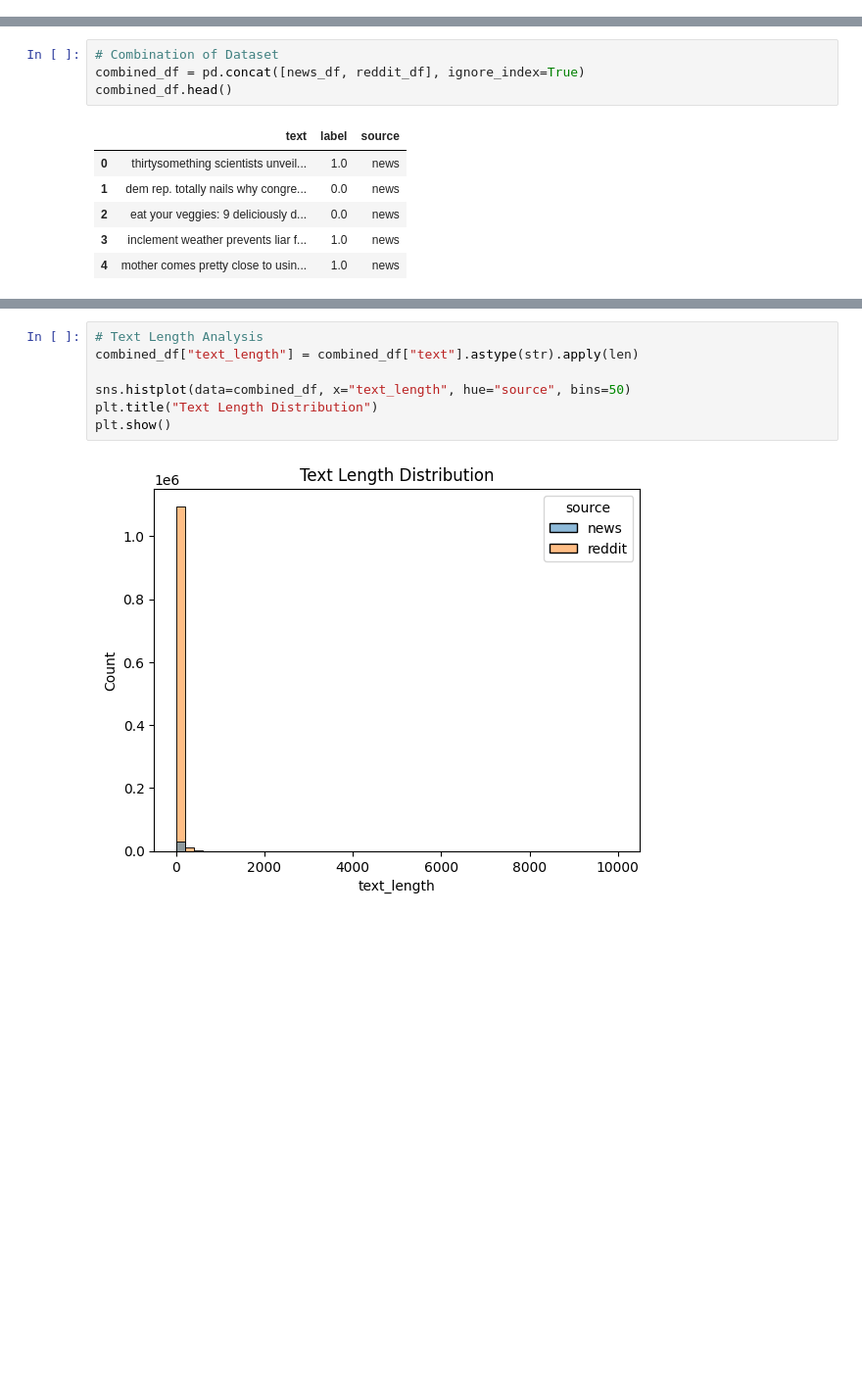
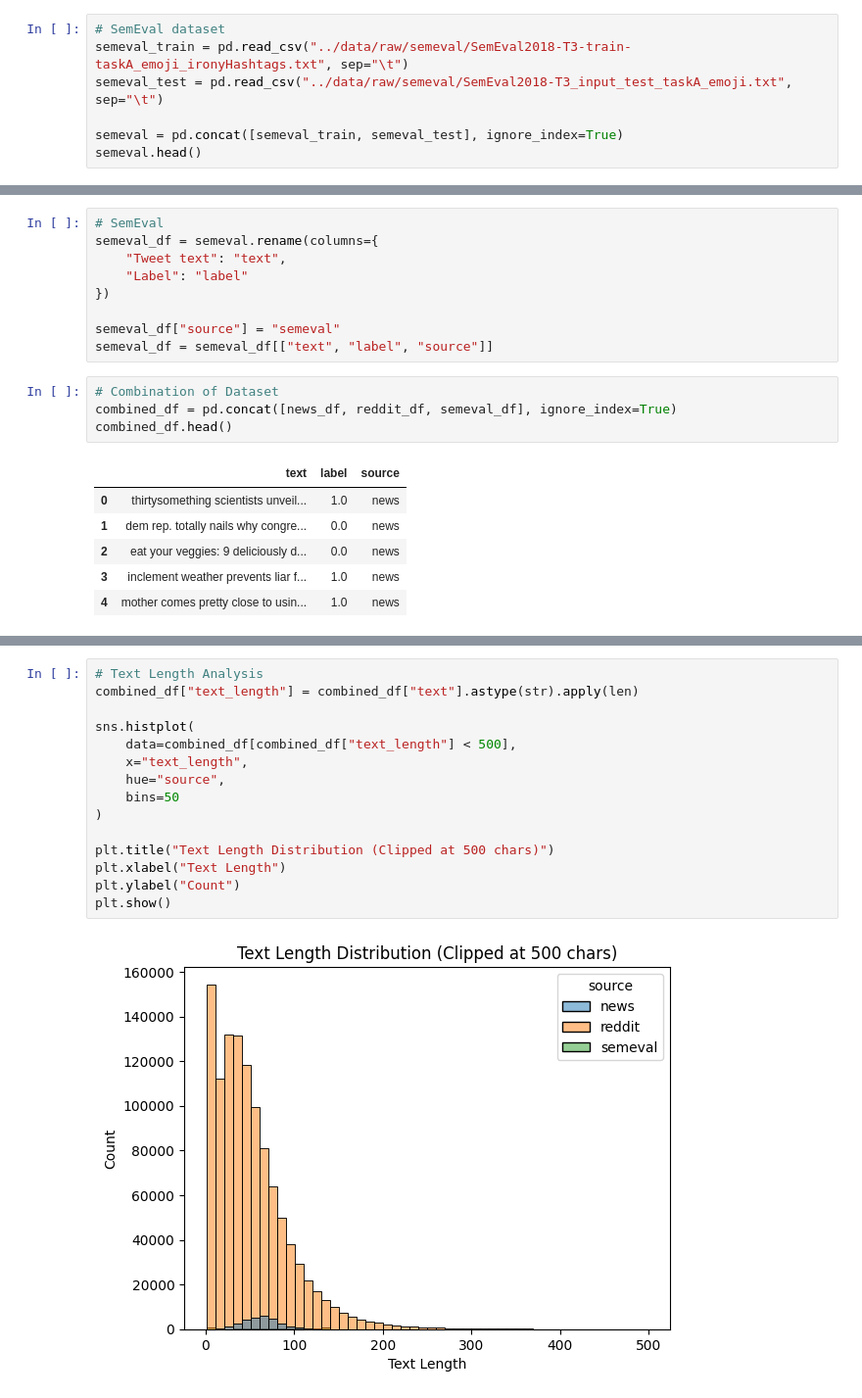
Before and after one commit to palishiita/Sarcasm_detection_in_social_media, a Jupyter notebook: notebooks/01_data_exploration.ipynb, the cells around one changed output, grey strips where cells are left out. Shown at 98% size. Saved outputs shown, nothing was run; the diff lists cells and outputs as text; blank space fills up the shorter version.

Commit message:
modfied eda and added semeval dataset

```diff
--- a/notebooks/01_data_exploration.ipynb
+++ b/notebooks/01_data_exploration.ipynb
@@ -35,3 +35,10 @@ reddit.head()
 | 2 | 0.0 | They were underdogs earlier today... | Creepeth | nfl | 3.0 | 3.0 | 0.0 | 2016-09 | 2016-09-22 21:45:37 | They're favored to win. | ... |
 | 3 | 0.0 | This meme isn't funny none of the... | icebrotha | BlackPeopleTwitter | -8.0 | -1.0 | -1.0 | 2016-10 | 2016-10-18 21:03:47 | deadass don't kill my buzz | ... |
 | 4 | 0.0 | I could use one of those tools. | cush2push | MaddenUltimateTeam | 6.0 | -1.0 | -1.0 | 2016-12 | 2016-12-30 17:00:13 | Yep can confirm I saw the tool th... | ... |
+# %%
+# SemEval dataset
+semeval_train = pd.read_csv("../data/raw/semeval/SemEval2018-T3-train-taskA_emoji_ironyHashtags.txt", sep="\t")
+semeval_test = pd.read_csv("../data/raw/semeval/SemEval2018-T3_input_test_taskA_emoji.txt", sep="\t")
+
+semeval = pd.concat([semeval_train, semeval_test], ignore_index=True)
+semeval.head()
@@ -103,9 +153,18 @@ reddit_df = reddit.rename(columns={
 
 reddit_df["source"] = "reddit"
 reddit_df = reddit_df[["text", "label", "source"]]
+# %%
+# SemEval
+semeval_df = semeval.rename(columns={
+    "Tweet text": "text",
+    "Label": "label"
+})
+
+semeval_df["source"] = "semeval"
+semeval_df = semeval_df[["text", "label", "source"]]
 # %%
 # Combination of Dataset
-combined_df = pd.concat([news_df, reddit_df], ignore_index=True)
+combined_df = pd.concat([news_df, reddit_df, semeval_df], ignore_index=True)
 combined_df.head()
 # %% [output]
 |  | text | label | source |
@@ -179,9 +299,17 @@ dtype: int64
 # %%
 # Text Length Analysis
 combined_df["text_length"] = combined_df["text"].astype(str).apply(len)
 
-sns.histplot(data=combined_df, x="text_length", hue="source", bins=50)
-plt.title("Text Length Distribution")
+sns.histplot(
+    data=combined_df[combined_df["text_length"] < 500],
+    x="text_length",
+    hue="source",
+    bins=50
+)
+
+plt.title("Text Length Distribution (Clipped at 500 chars)")
+plt.xlabel("Text Length")
+plt.ylabel("Count")
 plt.show()
 # %% [output]
-[figure, old version]
+[figure, new version]
```
Also changed, not shown: parts of 15 cells of this notebook.
